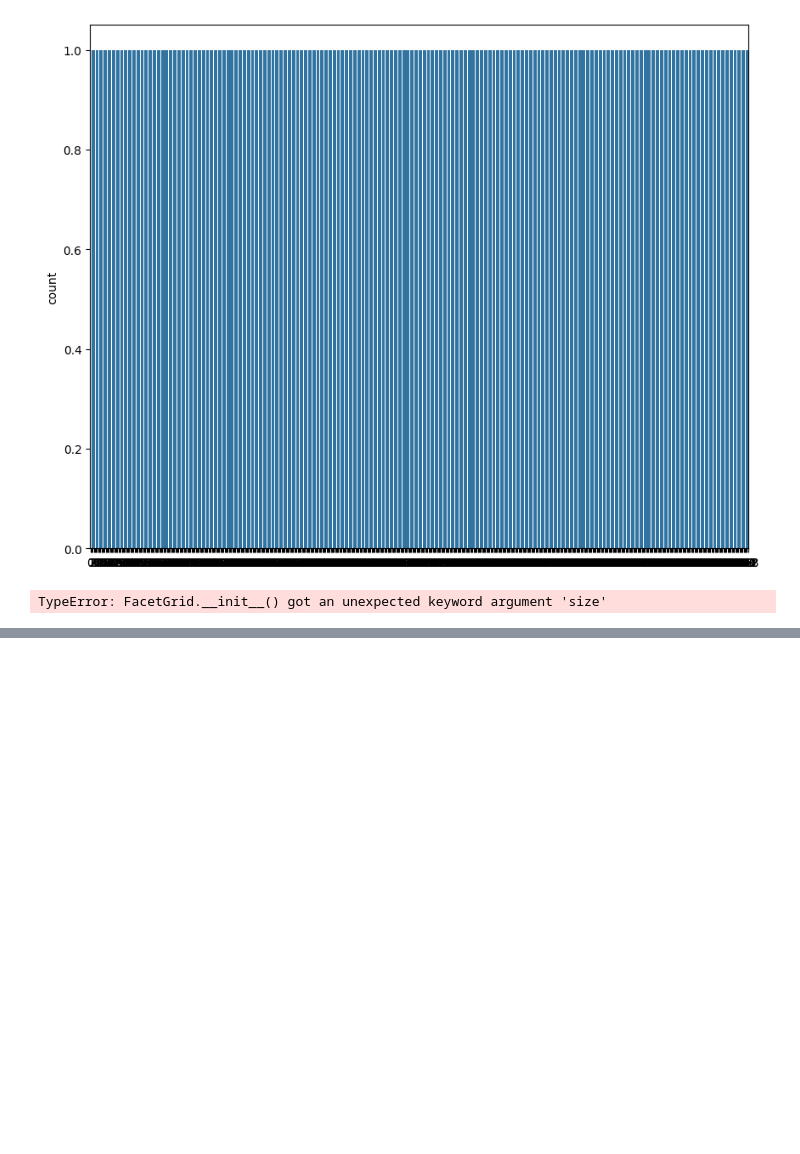
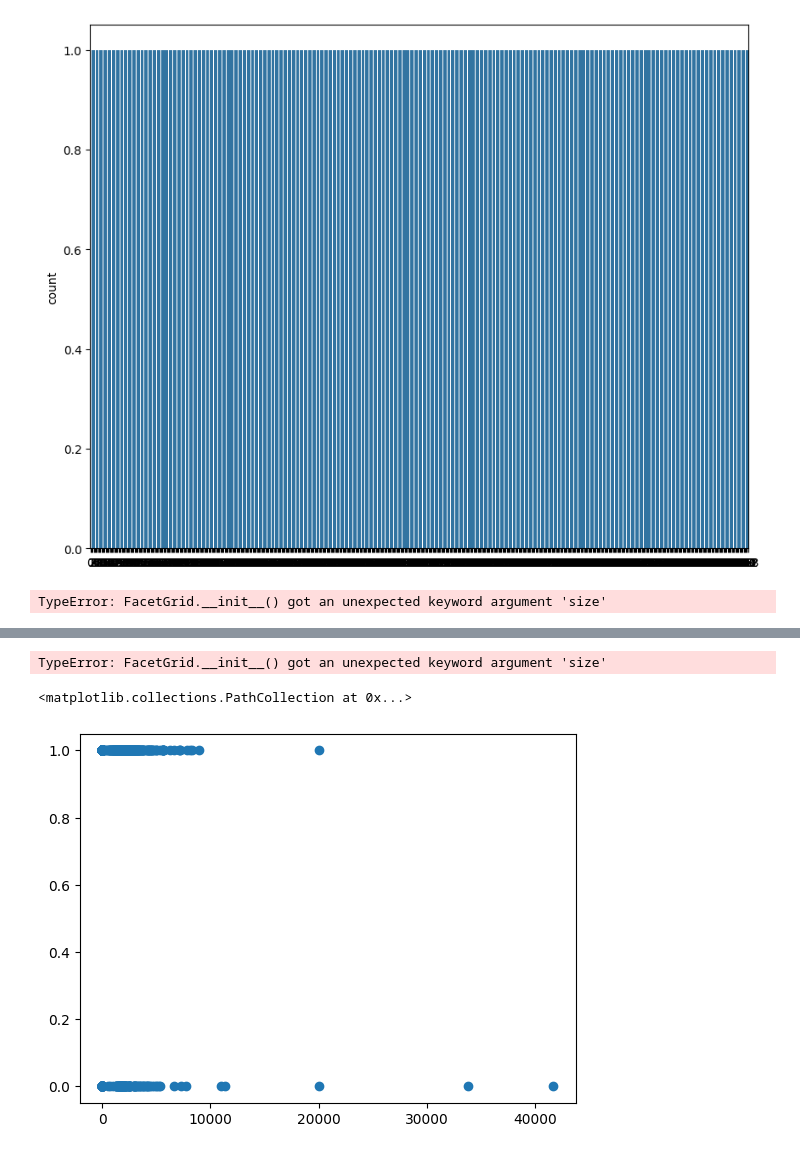
Before and after one commit to seve-cmk/ML_Projects, a Jupyter notebook: loan_defaut_pred.ipynb, the cells around one changed output, grey strips where cells are left out. Drawn from its saved outputs; the diff is of its cells as text; code cells hidden in the pictures; blank space fills up the shorter version.

```diff
--- a/loan_defaut_pred.ipynb
+++ b/loan_defaut_pred.ipynb
@@ -280,0 +284,12 @@ grid.map(sns.countplot,'Gender')
+# %%
+# Education
+grid=sns.FacetGrid(df,col='Loan_status',size=3.2,aspect=1.6)
+grid.map(sns.countplot,'Gender')
+# %% [output]
+TypeError: FacetGrid.__init__() got an unexpected keyword argument 'size'
+# %%
+# Revenu du demandeur
+plt.scatter(df['CoapplicantIncome'],df['Loan_Status'])
+# %% [output]
+<matplotlib.collections.PathCollection at 0x...>
+[figure, added]
```
Also changed, not shown: parts of 5 cells of this notebook.
